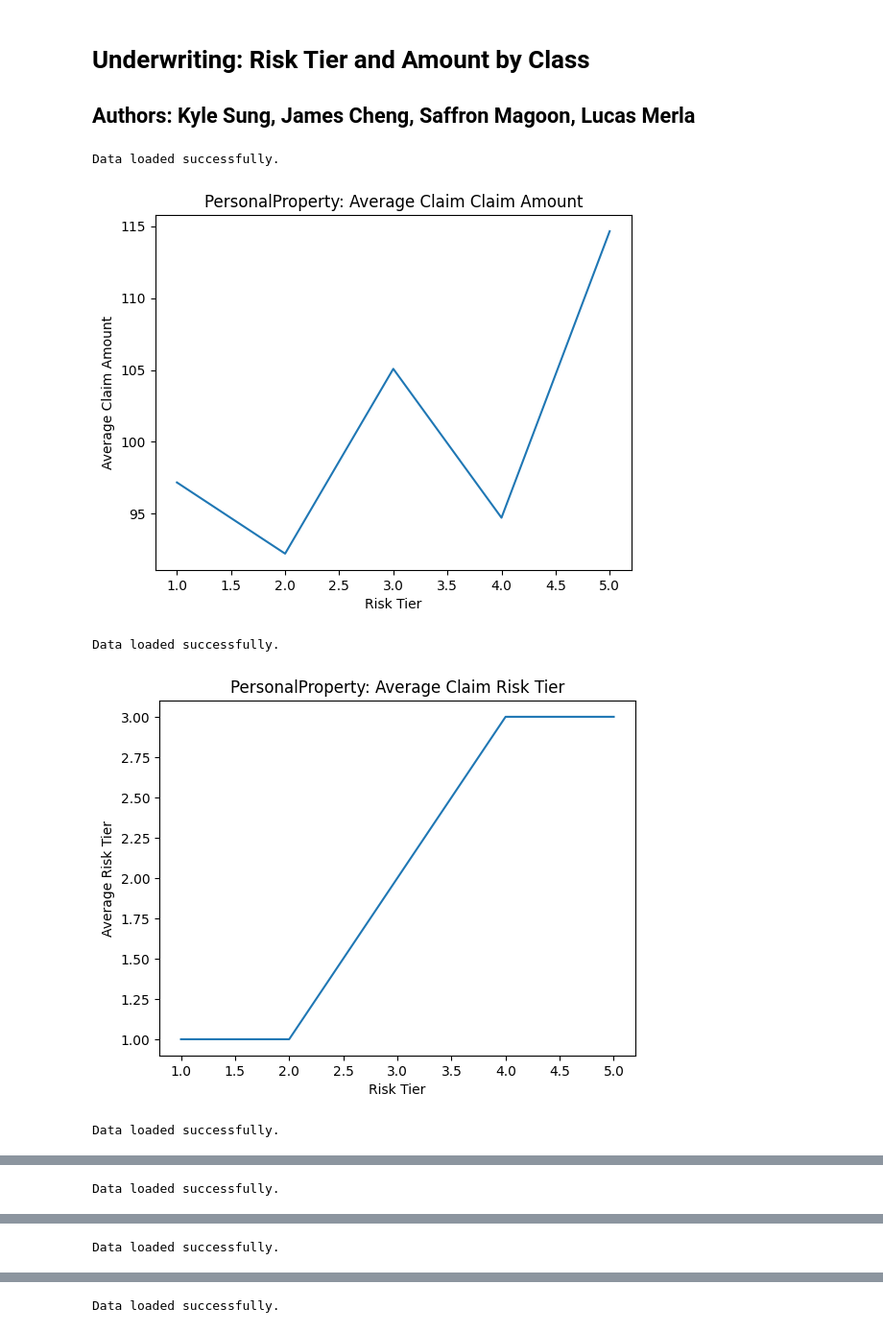
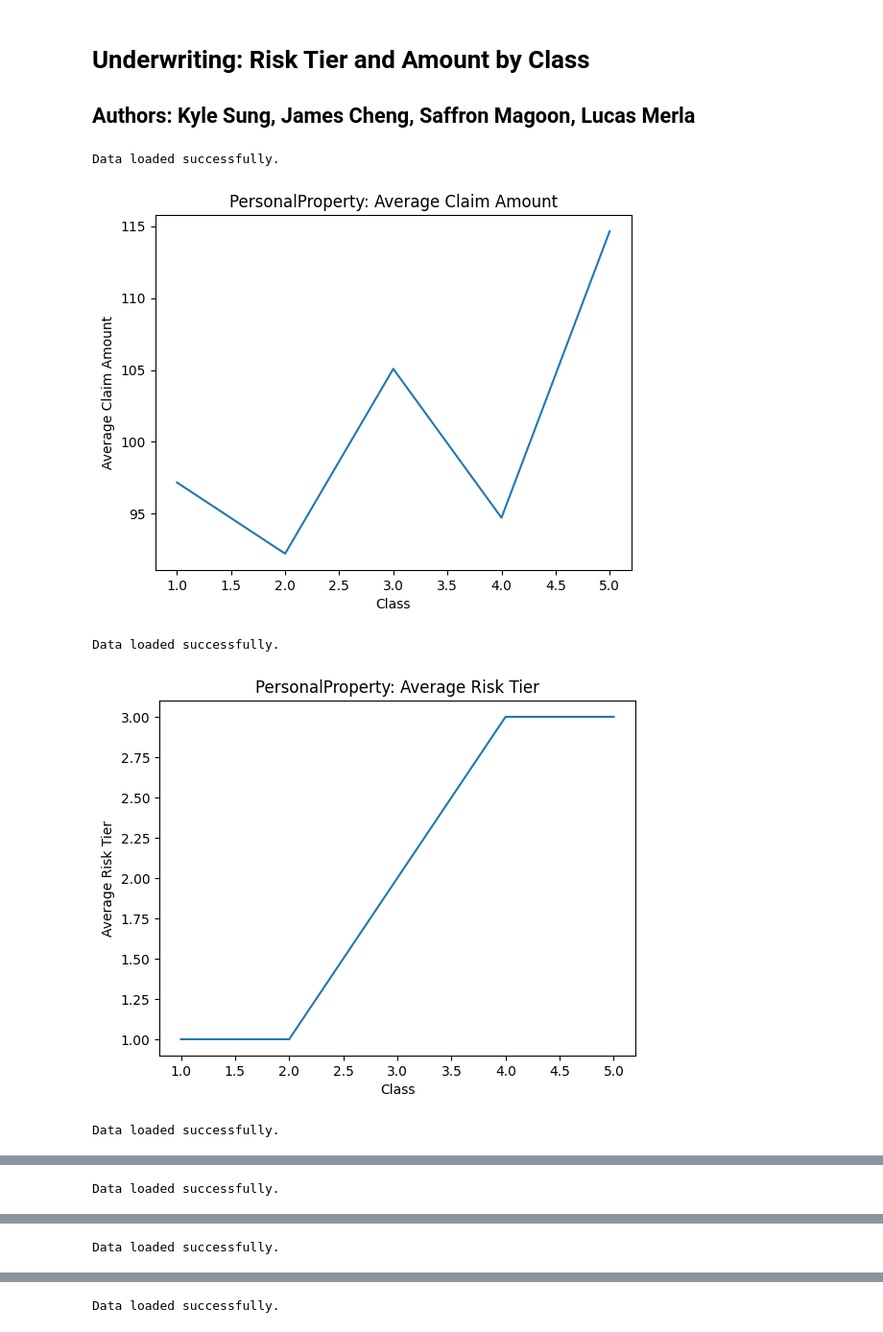
Before and after one commit to kyleosung/CAS_Meeting_2025, a Jupyter notebook: notebook/5-risk_tier_vs_class.ipynb, the cells around one changed output, grey strips where cells are left out. Shown: that part at 96% size. Drawn from its saved outputs; the diff is of its cells as text; code cells hidden in the pictures.

```diff
--- a/notebook/5-risk_tier_vs_class.ipynb
+++ b/notebook/5-risk_tier_vs_class.ipynb
@@ -10,22 +10,21 @@ import matplotlib.pyplot as plt
 # %%
 datasets = ["PersonalProperty", "AdditionalLivingExpense", "Guest_medical", "liability"]
 
 for dataset in datasets:
     for label, title in [("amount", "Claim Amount"), ("risk_tier", "Risk Tier")]:
         df = load_dataframe(DATA_DIR / f"data_cleaned_{dataset}.csv")
 
         average_claim_amounts = df.groupby("class")[label].mean()
-        average_claim_amounts
 
         plt.plot(average_claim_amounts)
-        plt.xlabel("Risk Tier")
+        plt.xlabel("Class")
         plt.ylabel(f"Average {title}")
-        plt.title(f"{dataset}: Average Claim {title}")
+        plt.title(f"{dataset}: Average {title}")
         plt.savefig(IMG_DIR / f"{dataset}_{label}.png")
         plt.show()
 # %% [output]
 Data loaded successfully.
-[figure, old version]
+[figure, new version]
 Data loaded successfully.
-[figure, old version]
+[figure, new version]
 Data loaded successfully.
```
Also changed, not shown: parts of 1 cell of this notebook, 8 other files.
